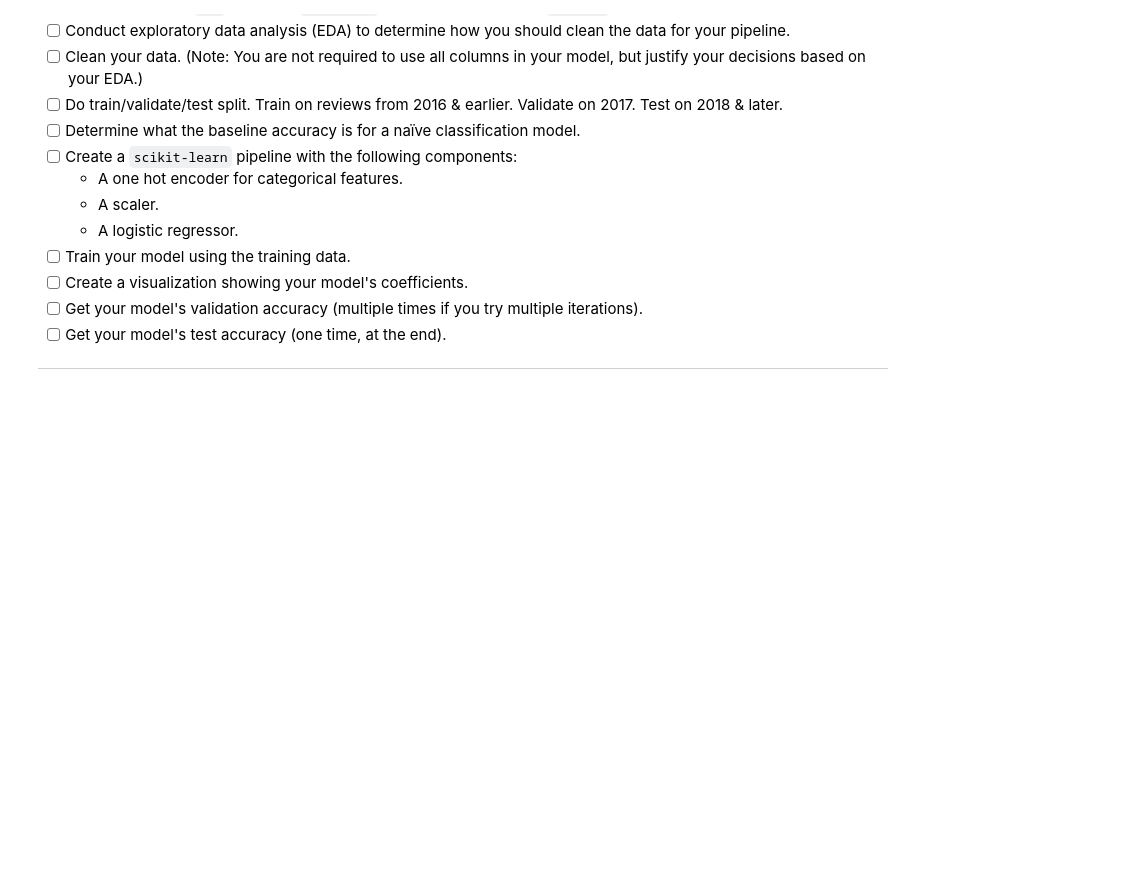
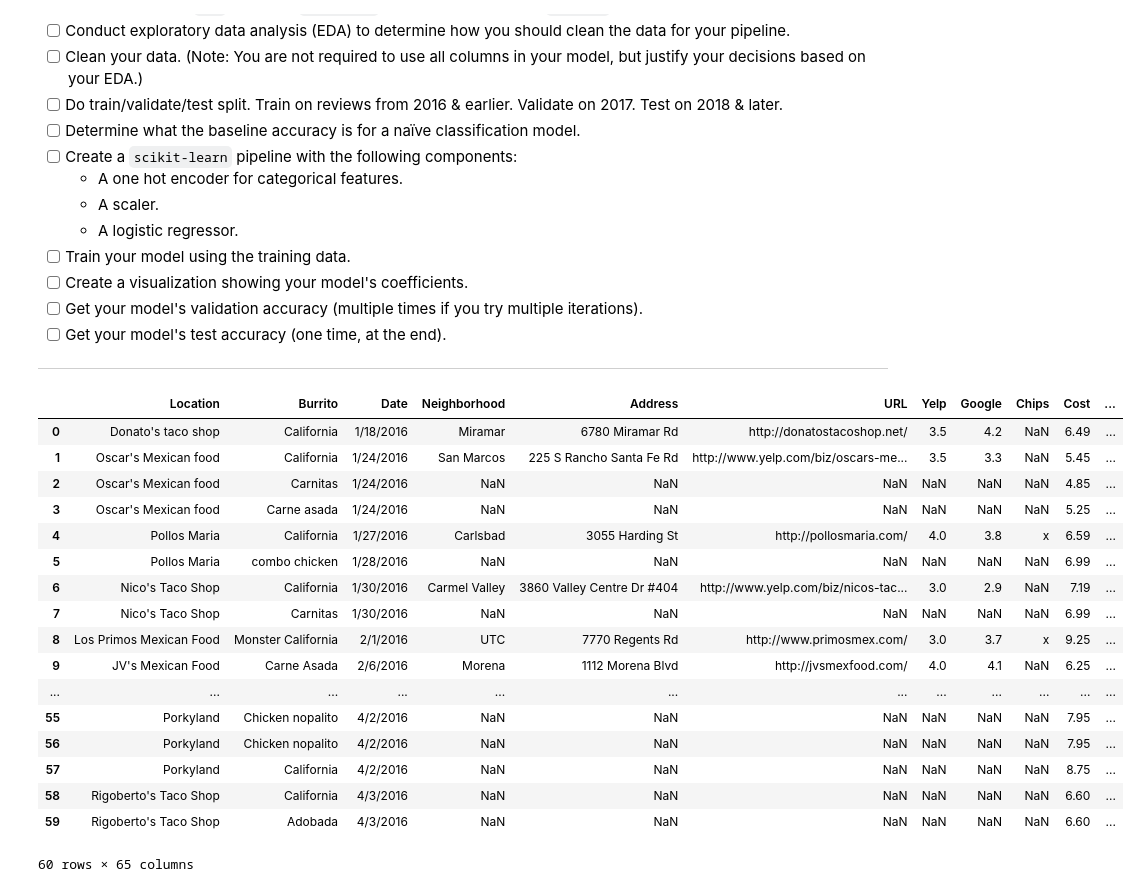
Before and after one commit to swapnil2009/PyCBC, a Jupyter notebook: Graduation_Project.ipynb, the cells around one changed output. Drawn from its saved outputs; the diff is of its cells as text; code cells hidden in the pictures; blank space fills up the shorter version.

```diff
--- a/Graduation_Project.ipynb
+++ b/Graduation_Project.ipynb
@@ -40,3 +50,24 @@ import pandas as pd
 df = pd.read_csv('https://drive.google.com/uc?export=download&id=1cctPq1sYeD6Y6mGg5Lpl-GLDJBwtdihg')
 # %%
 ### Conduct exploratory data analysis (EDA)
+# %%
+df.head(60)
+# %% [output]
+|  | Location | Burrito | Date | Neighborhood | Address | URL | Yelp | Google | Chips | Cost | ... |
+| 0 | Donato's taco shop | California | 1/18/2016 | Miramar | 6780 Miramar Rd | http://donatostacoshop.net/ | 3.5 | 4.2 | NaN | 6.49 | ... |
+| 1 | Oscar's Mexican food | California | 1/24/2016 | San Marcos | 225 S Rancho Santa Fe Rd | http://www.yelp.com/biz/oscars-me... | 3.5 | 3.3 | NaN | 5.45 | ... |
+| 2 | Oscar's Mexican food | Carnitas | 1/24/2016 | NaN | NaN | NaN | NaN | NaN | NaN | 4.85 | ... |
+| 3 | Oscar's Mexican food | Carne asada | 1/24/2016 | NaN | NaN | NaN | NaN | NaN | NaN | 5.25 | ... |
+| 4 | Pollos Maria | California | 1/27/2016 | Carlsbad | 3055 Harding St | http://pollosmaria.com/ | 4.0 | 3.8 | x | 6.59 | ... |
+| 5 | Pollos Maria | combo chicken | 1/28/2016 | NaN | NaN | NaN | NaN | NaN | NaN | 6.99 | ... |
+| 6 | Nico's Taco Shop | California | 1/30/2016 | Carmel Valley | 3860 Valley Centre Dr #404 | http://www.yelp.com/biz/nicos-tac... | 3.0 | 2.9 | NaN | 7.19 | ... |
+| 7 | Nico's Taco Shop | Carnitas | 1/30/2016 | NaN | NaN | NaN | NaN | NaN | NaN | 6.99 | ... |
+| 8 | Los Primos Mexican Food | Monster California | 2/1/2016 | UTC | 7770 Regents Rd | http://www.primosmex.com/ | 3.0 | 3.7 | x | 9.25 | ... |
+| 9 | JV's Mexican Food | Carne Asada | 2/6/2016 | Morena | 1112 Morena Blvd | http://jvsmexfood.com/ | 4.0 | 4.1 | NaN | 6.25 | ... |
+| ... | ... | ... | ... | ... | ... | ... | ... | ... | ... | ... | ... |
+| 55 | Porkyland | Chicken nopalito | 4/2/2016 | NaN | NaN | NaN | NaN | NaN | NaN | 7.95 | ... |
+| 56 | Porkyland | Chicken nopalito | 4/2/2016 | NaN | NaN | NaN | NaN | NaN | NaN | 7.95 | ... |
+| 57 | Porkyland | California | 4/2/2016 | NaN | NaN | NaN | NaN | NaN | NaN | 8.75 | ... |
+| 58 | Rigoberto's Taco Shop | California | 4/3/2016 | NaN | NaN | NaN | NaN | NaN | NaN | 6.60 | ... |
+| 59 | Rigoberto's Taco Shop | Adobada | 4/3/2016 | NaN | NaN | NaN | NaN | NaN | NaN | 6.60 | ... |
+60 rows × 65 columns
```
Also changed, not shown: parts of 36 cells of this notebook.
